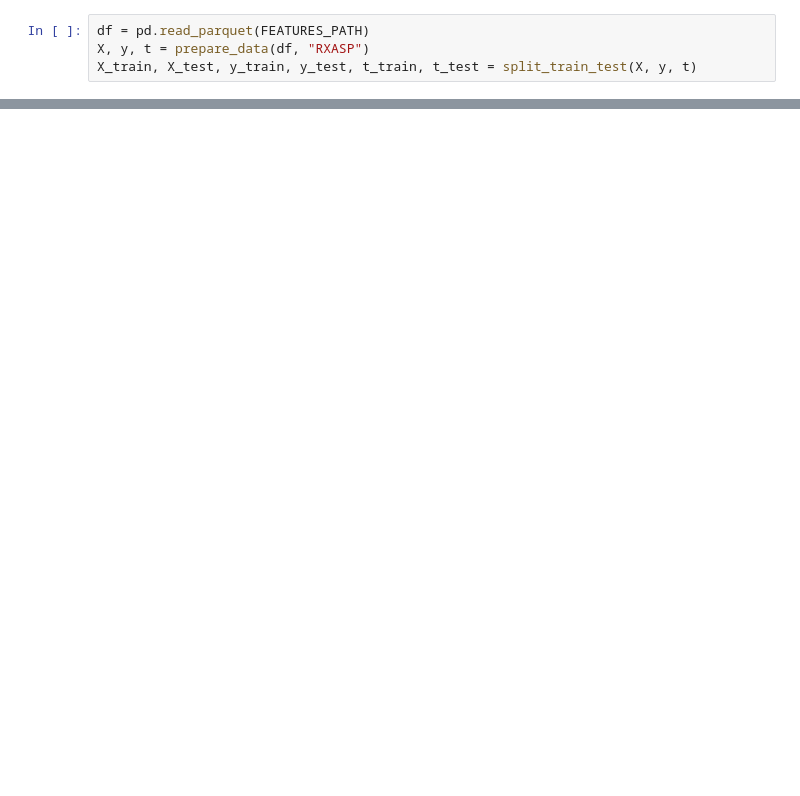
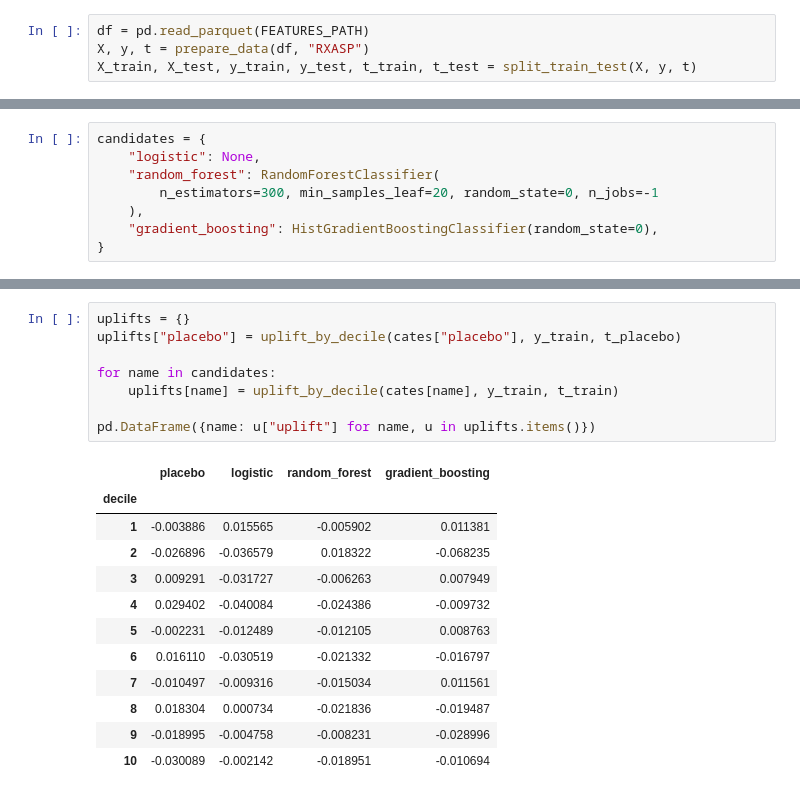
Before and after one commit to itsfedee/personalized-treatment-effects, a Jupyter notebook: notebooks/06_t_learner.ipynb, the cells around one changed output, grey strips where cells are left out. Saved outputs shown, nothing was run; the diff lists cells and outputs as text; blank space fills up the shorter version.

```diff
--- a/notebooks/06_t_learner.ipynb
+++ b/notebooks/06_t_learner.ipynb
@@ -79,0 +35,8 @@ display(uplift_placebo)
+# %%
+candidates = {
+    "logistic": None,
+    "random_forest": RandomForestClassifier(
+        n_estimators=300, min_samples_leaf=20, random_state=0, n_jobs=-1
+    ),
+    "gradient_boosting": HistGradientBoostingClassifier(random_state=0),
+}
@@ -80,2 +63,23 @@ display(uplift_placebo)
+# %%
+uplifts = {}
+uplifts["placebo"] = uplift_by_decile(cates["placebo"], y_train, t_placebo)
+
+for name in candidates:
+    uplifts[name] = uplift_by_decile(cates[name], y_train, t_train)
+
+pd.DataFrame({name: u["uplift"] for name, u in uplifts.items()})
+# %% [output]
+|  | placebo | logistic | random_forest | gradient_boosting |
+| decile |  |  |  |  |
+| 1 | -0.003886 | 0.015565 | -0.005902 | 0.011381 |
+| 2 | -0.026896 | -0.036579 | 0.018322 | -0.068235 |
+| 3 | 0.009291 | -0.031727 | -0.006263 | 0.007949 |
+| 4 | 0.029402 | -0.040084 | -0.024386 | -0.009732 |
+| 5 | -0.002231 | -0.012489 | -0.012105 | 0.008763 |
+| 6 | 0.016110 | -0.030519 | -0.021332 | -0.016797 |
+| 7 | -0.010497 | -0.009316 | -0.015034 | 0.011561 |
+| 8 | 0.018304 | 0.000734 | -0.021836 | -0.019487 |
+| 9 | -0.018995 | -0.004758 | -0.008231 | -0.028996 |
+| 10 | -0.030089 | -0.002142 | -0.018951 | -0.010694 |
 # %%
 ate = y_train[t_train == 1].mean() - y_train[t_train == 0].mean()
```
Also changed, not shown: parts of 7 cells of this notebook.
